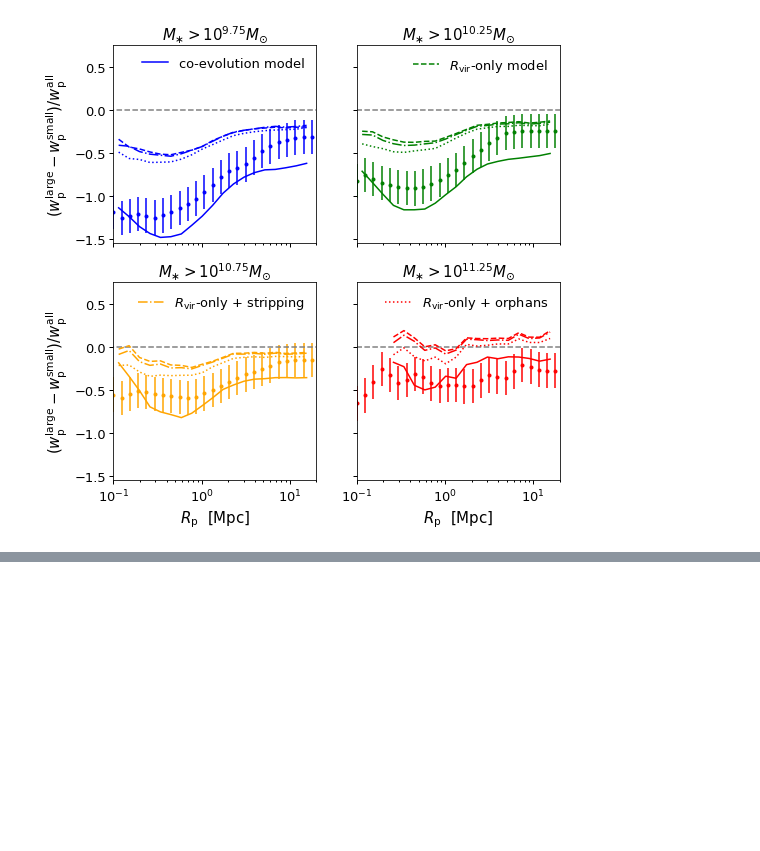
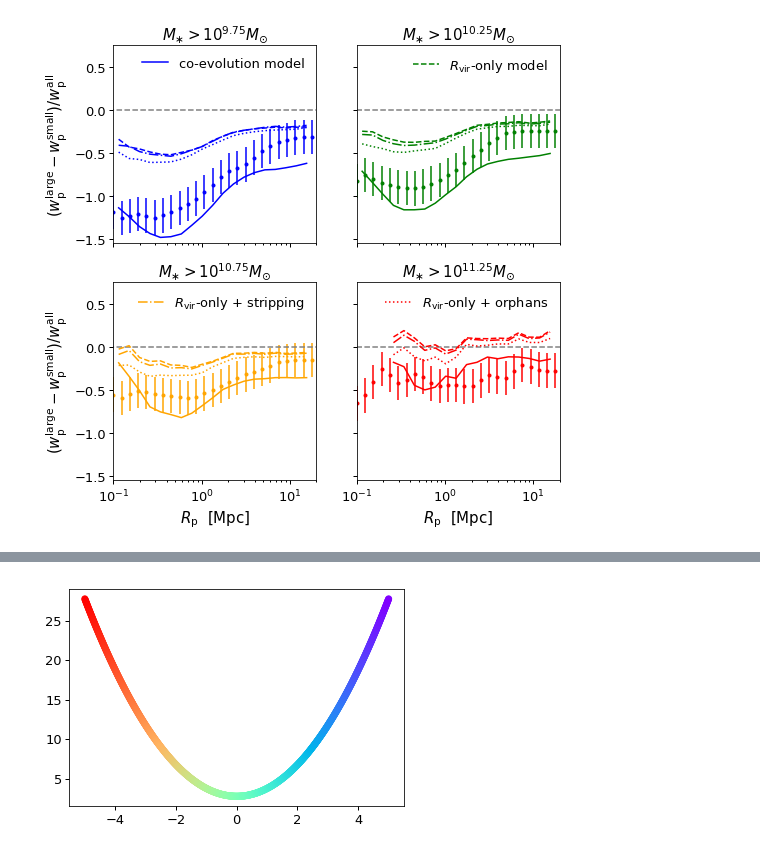
Before and after one commit to aphearin/galsize_models, a Jupyter notebook: notebooks/penultimate_results.ipynb, the cells around one changed output, grey strips where cells are left out. Saved outputs shown, nothing was run; the diff lists cells and outputs as text; code cells hidden in the pictures; blank space fills up the shorter version.

Commit message:
Updated notebook with colorbar figure

```diff
--- a/notebooks/penultimate_results.ipynb
+++ b/notebooks/penultimate_results.ipynb
@@ -372,0 +383,16 @@ fig.savefig(figname, bbox_extra_artists=[xlabel3, ylabel3], bbox_inches='tight')
+# %%
+
+
+npts = int(1e3)
+x = np.linspace(-5, 5, npts)
+y = (x-0.5)**2 + (x-0.5) + 3
+
+import matplotlib.cm as cm
+colormap_seq = np.linspace(1, 0, npts)
+colors = cm.rainbow(colormap_seq)
+
+fig, ax = plt.subplots(1, 1)
+
+__=ax.scatter(x, y, c=colors)
+# %% [output]
+[figure, added]
```
Also changed, not shown: parts of 8 cells of this notebook, 1 other file.
